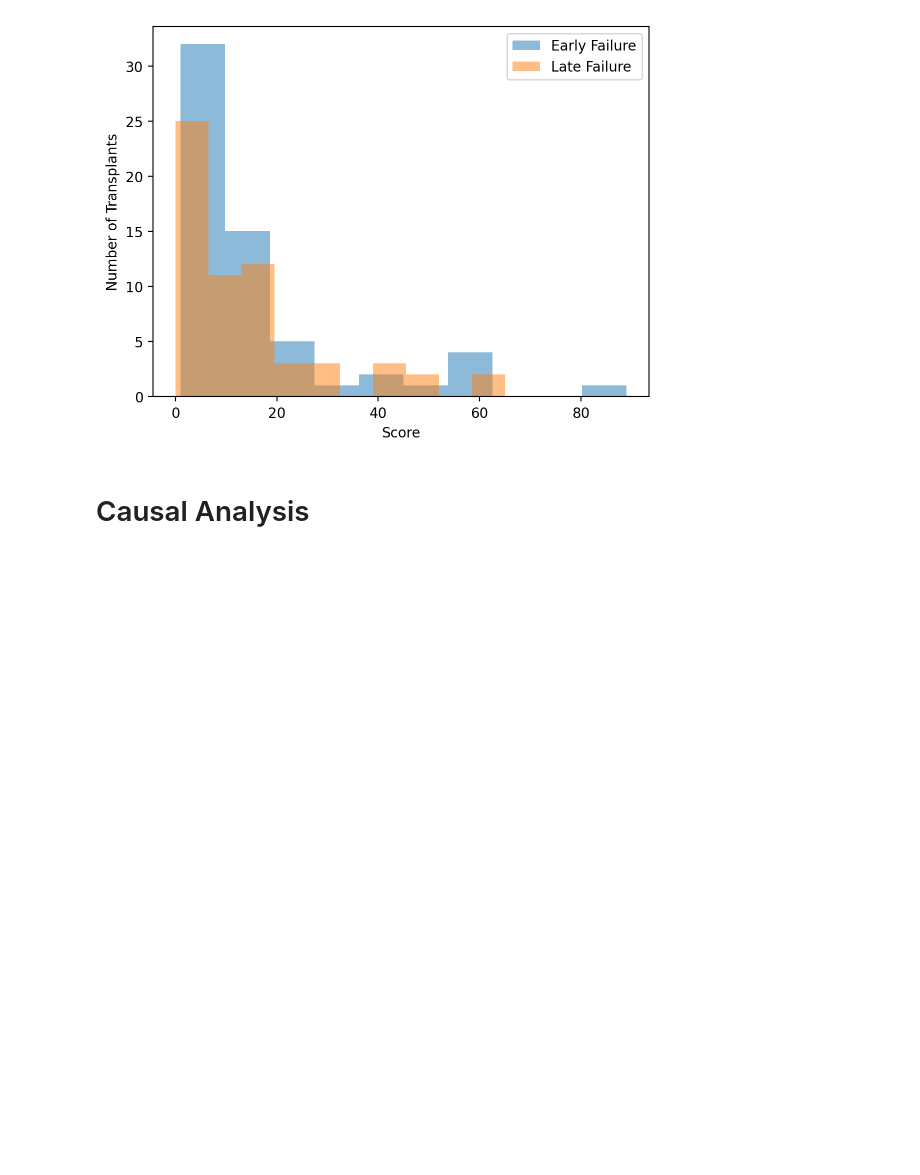
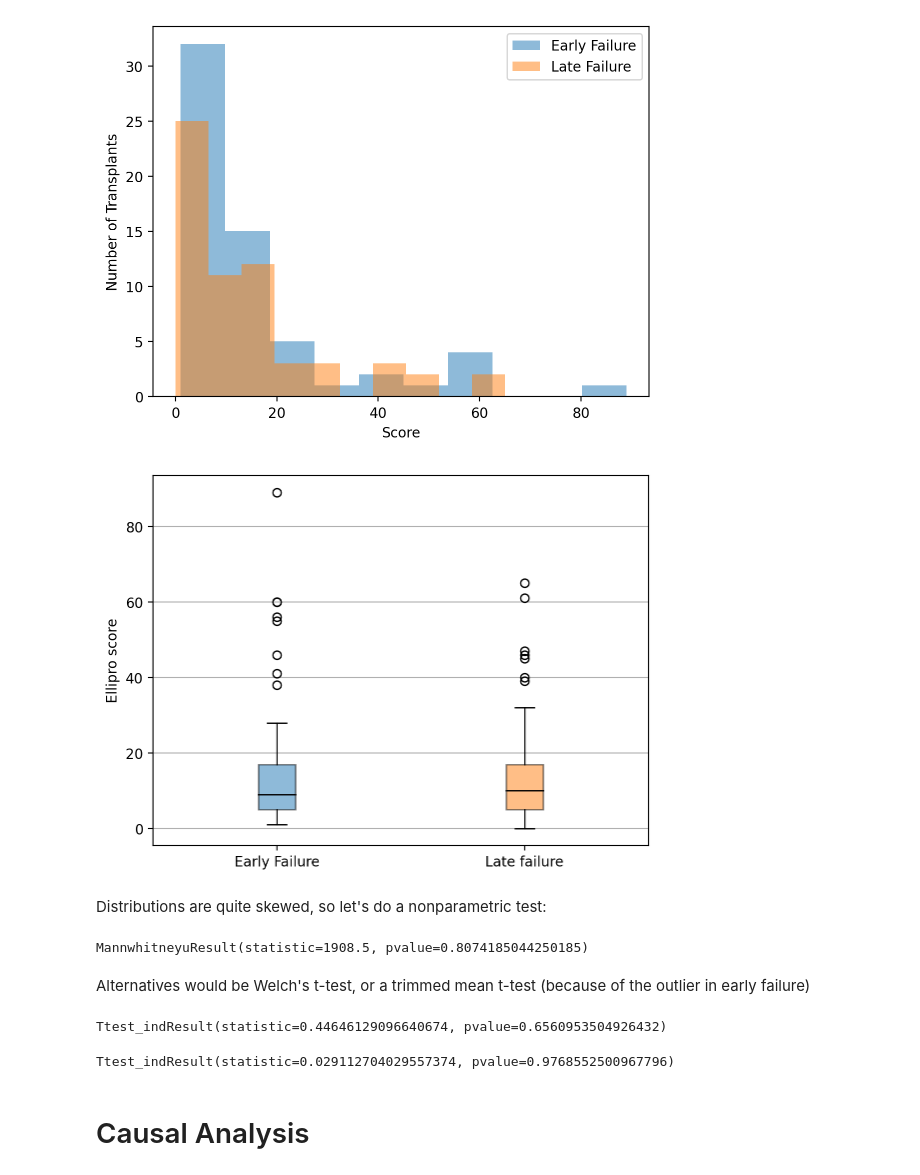
Before and after one commit to umcu-stride/desa_paper, a Jupyter notebook: Notebooks/antibody_epitopes/causal_analysis.ipynb, the cells around one changed output. Cells and saved outputs as stored; diff of their text form; code cells hidden in the pictures; blank space fills up the shorter version.

Commit message:
Add boxplot & test means

```diff
--- a/Notebooks/antibody_epitopes/causal_analysis.ipynb
+++ b/Notebooks/antibody_epitopes/causal_analysis.ipynb
@@ -246,6 +246,40 @@ plt.xlabel('Score')
 plt.legend();
 # %% [output]
 [figure]
+# %%
+medianprops = dict(color='black')
+fix, ax = plt.subplots()
+bplot = ax.boxplot([df_dead_early['score'], df_dead_late['score']],
+            labels = ['Early Failure', 'Late failure'],
+            medianprops=medianprops,
+            patch_artist=True)
+
+colors = ['C0', 'C1']
+for patch, color in zip(bplot['boxes'], colors):
+        patch.set_facecolor(color)
+        patch.set_alpha(.5)
+
+ax.set_ylabel('Ellipro score')
+ax.yaxis.grid(True)
+plt.savefig('boxplot.pdf', bbox_inches = 'tight')
+# %% [output]
+[figure, added]
+# %% [markdown]
+Distributions are quite skewed, so let's do a nonparametric test:
+# %%
+scipy.stats.mannwhitneyu(df_dead_early['score'].values, df_dead_late['score'].values)
+# %% [output]
+MannwhitneyuResult(statistic=1908.5, pvalue=0.8074185044250185)
+# %% [markdown]
+Alternatives would be Welch's t-test, or a trimmed mean t-test (because of the outlier in early failure)
+# %%
+scipy.stats.ttest_ind(df_dead_early['score'].values, df_dead_late['score'].values, equal_var=False) # Welch's t-test
+# %% [output]
+Ttest_indResult(statistic=0.44646129096640674, pvalue=0.6560953504926432)
+# %%
+scipy.stats.ttest_ind(df_dead_early['score'].values, df_dead_late['score'].values, trim = 0.2) # Yuen's t-test
+# %% [output]
+Ttest_indResult(statistic=0.029112704029557374, pvalue=0.9768552500967796)
 # %%
 # df_dead_early['High'].plot.hist(alpha=0.5)
 # df_dead_late['High'].plot.hist(alpha=0.5)
```
Also changed, not shown: parts of 4 cells of this notebook.
